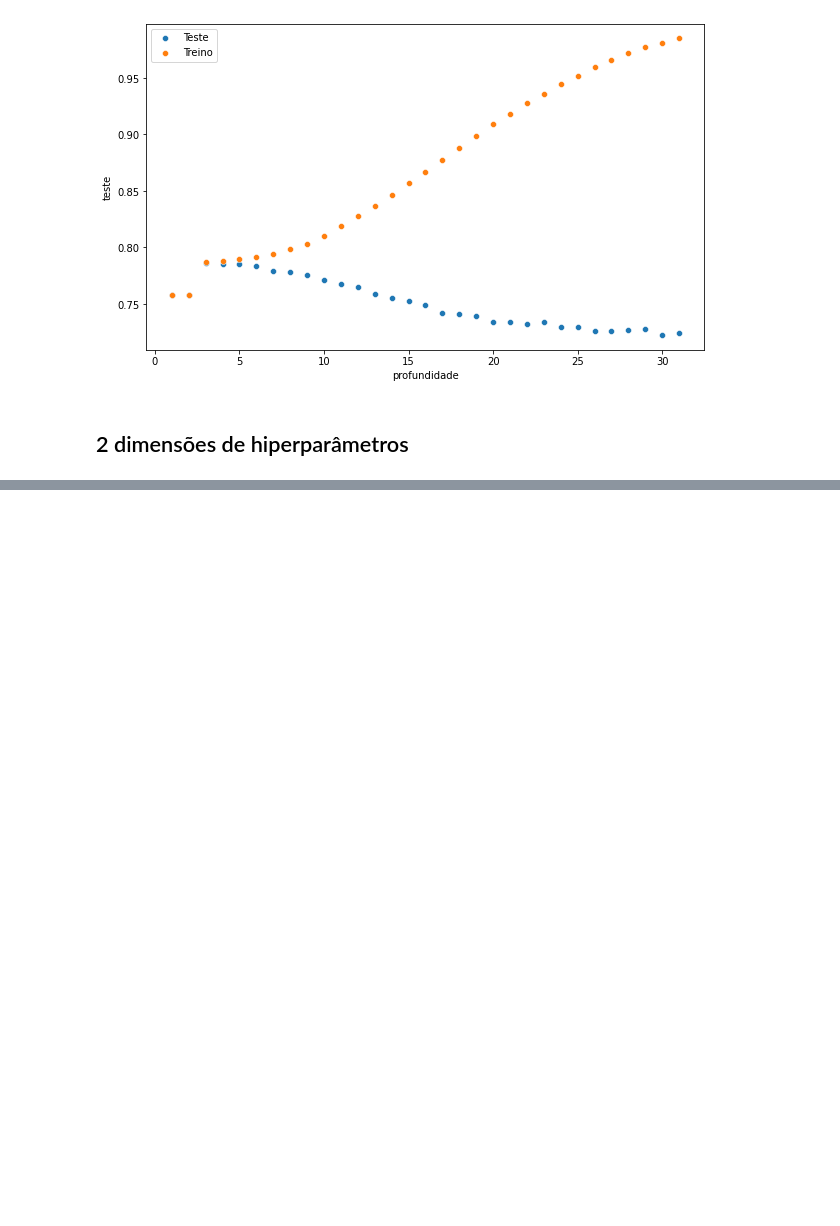
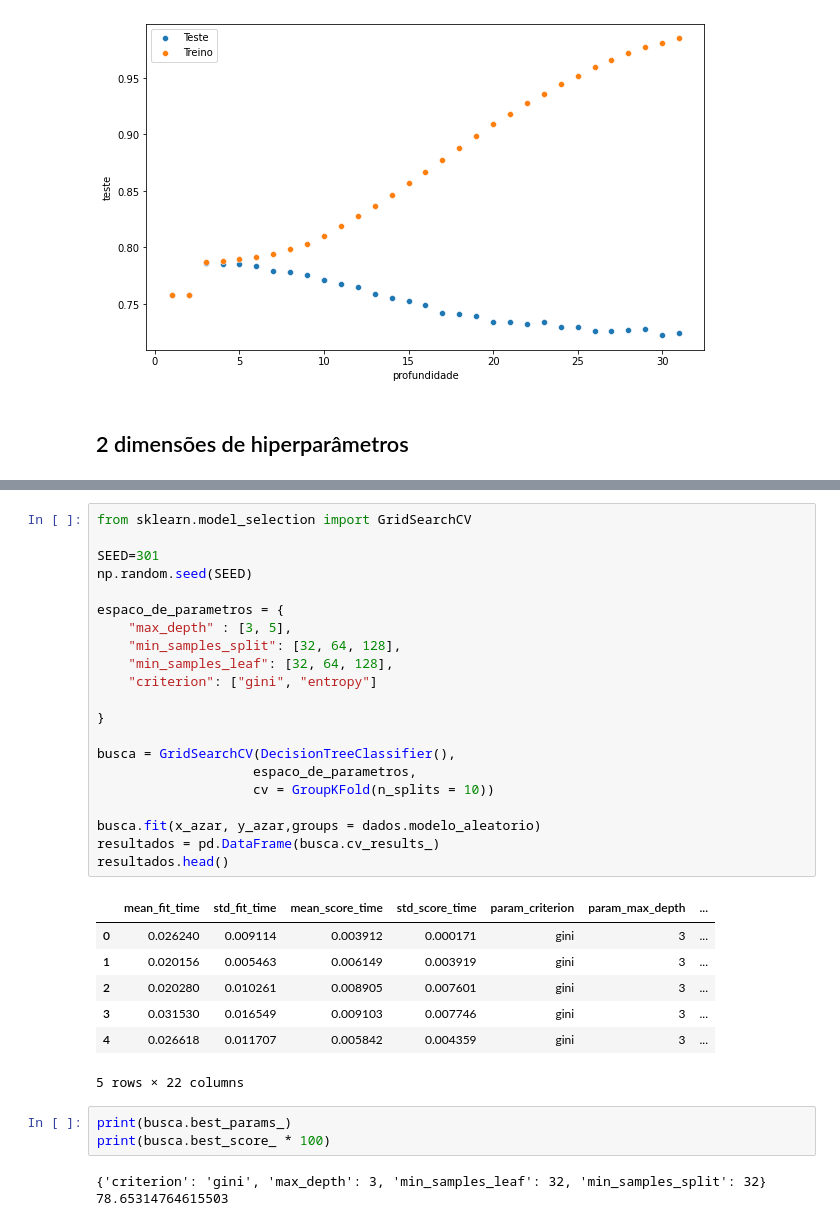
Before and after one commit to KaueAbbe/Projeto-Estude_Python, a Jupyter notebook: Estude Machine Learning/Validar Modelos/ValidarModelos.ipynb, the cells around one changed output, grey strips where cells are left out. Saved outputs shown, nothing was run; the diff lists cells and outputs as text; blank space fills up the shorter version.

```diff
--- a/Estude Machine Learning/Validar Modelos/ValidarModelos.ipynb
+++ b/Estude Machine Learning/Validar Modelos/ValidarModelos.ipynb
@@ -550,0 +554,35 @@ sns.heatmap(corr, mask=mask, cmap=cmap, vmax=.3, center=0,
+# %%
+from sklearn.model_selection import GridSearchCV
+
+SEED=301
+np.random.seed(SEED)
+
+espaco_de_parametros = {
+    "max_depth" : [3, 5],
+    "min_samples_split": [32, 64, 128],
+    "min_samples_leaf": [32, 64, 128],
+    "criterion": ["gini", "entropy"]
+
+}
+
+busca = GridSearchCV(DecisionTreeClassifier(),
+                    espaco_de_parametros,
+                    cv = GroupKFold(n_splits = 10))
+
+busca.fit(x_azar, y_azar,groups = dados.modelo_aleatorio)
+resultados = pd.DataFrame(busca.cv_results_)
+resultados.head()
+# %% [output]
+|  | mean_fit_time | std_fit_time | mean_score_time | std_score_time | param_criterion | param_max_depth | ... |
+| 0 | 0.026240 | 0.009114 | 0.003912 | 0.000171 | gini | 3 | ... |
+| 1 | 0.020156 | 0.005463 | 0.006149 | 0.003919 | gini | 3 | ... |
+| 2 | 0.020280 | 0.010261 | 0.008905 | 0.007601 | gini | 3 | ... |
+| 3 | 0.031530 | 0.016549 | 0.009103 | 0.007746 | gini | 3 | ... |
+| 4 | 0.026618 | 0.011707 | 0.005842 | 0.004359 | gini | 3 | ... |
+5 rows × 22 columns
+# %%
+print(busca.best_params_)
+print(busca.best_score_ * 100)
+# %% [output]
+{'criterion': 'gini', 'max_depth': 3, 'min_samples_leaf': 32, 'min_samples_split': 32}
+78.65314764615503
```
Also changed, not shown: parts of 18 cells of this notebook.
